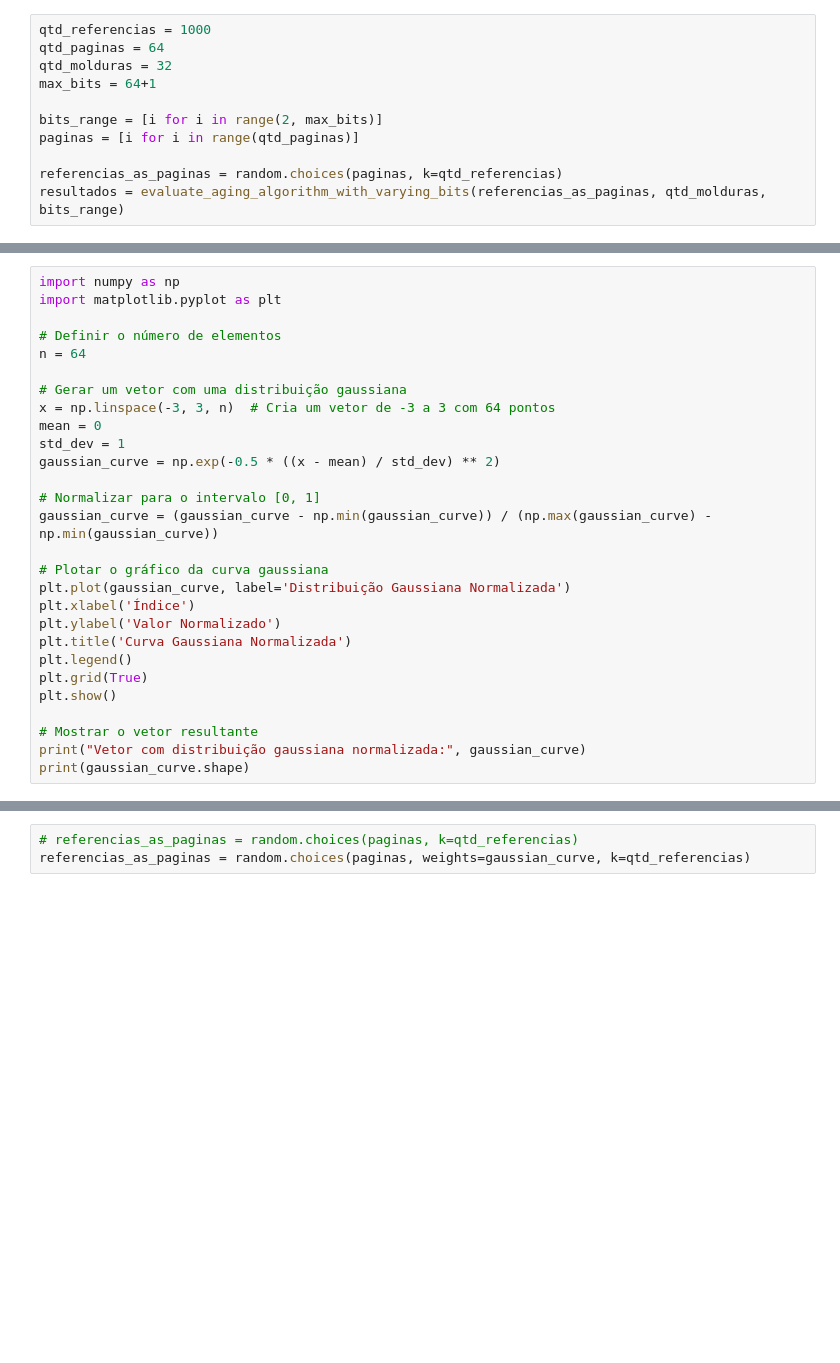
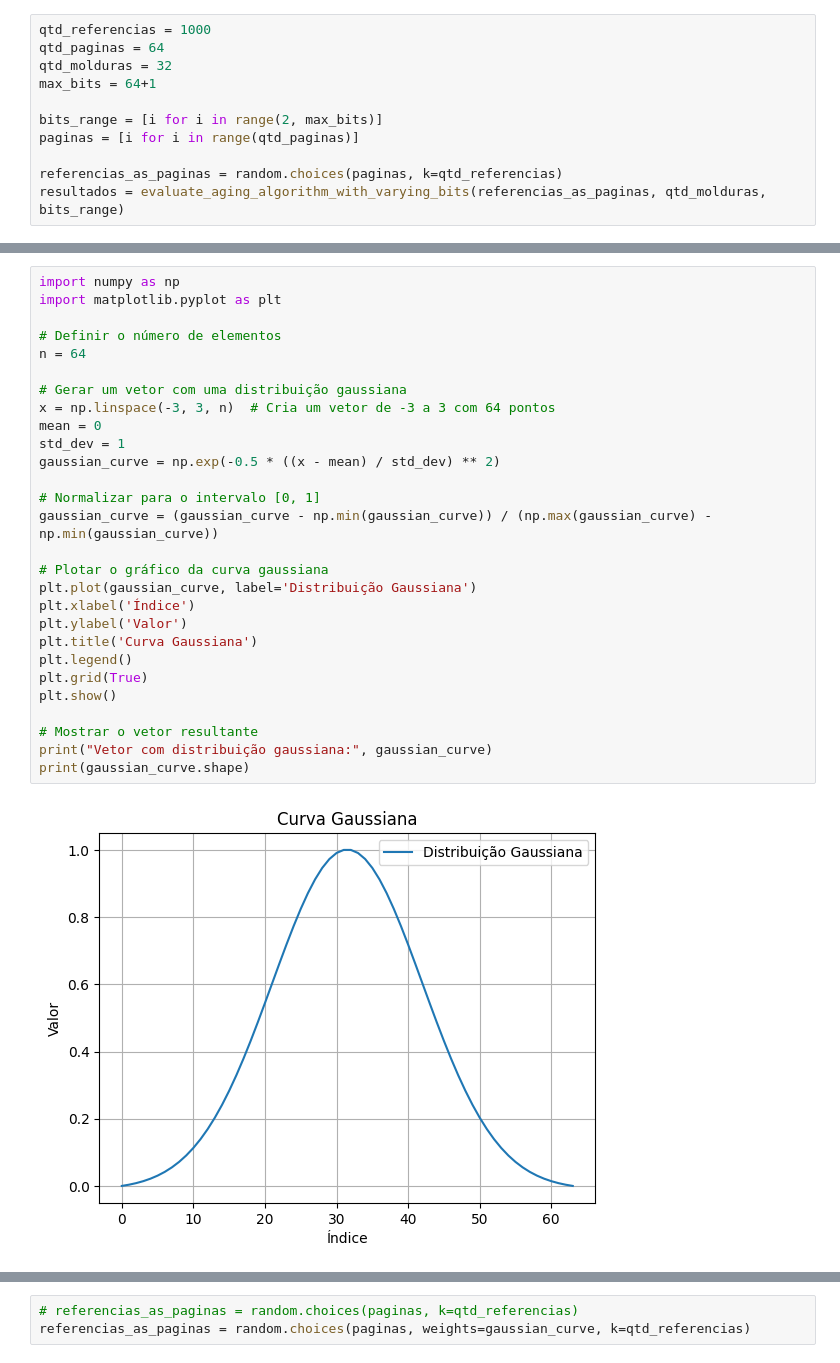
Before and after one commit to myller-silva/SO-trabalho-03---pagina--o, a Jupyter notebook: evaluate_aging_algorithm_with_varying_bits.ipynb, the cells around one changed output, grey strips where cells are left out. Drawn from its saved outputs; the diff is of its cells as text; blank space fills up the shorter version.

```diff
--- a/evaluate_aging_algorithm_with_varying_bits.ipynb
+++ b/evaluate_aging_algorithm_with_varying_bits.ipynb
@@ -222,28 +252,30 @@ plt.show()
 # %%
 import numpy as np
 import matplotlib.pyplot as plt
 
 # Definir o número de elementos
 n = 64
 
 # Gerar um vetor com uma distribuição gaussiana
 x = np.linspace(-3, 3, n)  # Cria um vetor de -3 a 3 com 64 pontos
 mean = 0
 std_dev = 1
 gaussian_curve = np.exp(-0.5 * ((x - mean) / std_dev) ** 2)
 
 # Normalizar para o intervalo [0, 1]
 gaussian_curve = (gaussian_curve - np.min(gaussian_curve)) / (np.max(gaussian_curve) - np.min(gaussian_curve))
 
 # Plotar o gráfico da curva gaussiana
-plt.plot(gaussian_curve, label='Distribuição Gaussiana Normalizada')
+plt.plot(gaussian_curve, label='Distribuição Gaussiana')
 plt.xlabel('Índice')
-plt.ylabel('Valor Normalizado')
-plt.title('Curva Gaussiana Normalizada')
+plt.ylabel('Valor')
+plt.title('Curva Gaussiana')
 plt.legend()
 plt.grid(True)
 plt.show()
 
 # Mostrar o vetor resultante
-print("Vetor com distribuição gaussiana normalizada:", gaussian_curve)
+print("Vetor com distribuição gaussiana:", gaussian_curve)
 print(gaussian_curve.shape)
+# %% [output]
+[figure, added]
```
Also changed, not shown: parts of 8 cells of this notebook.
